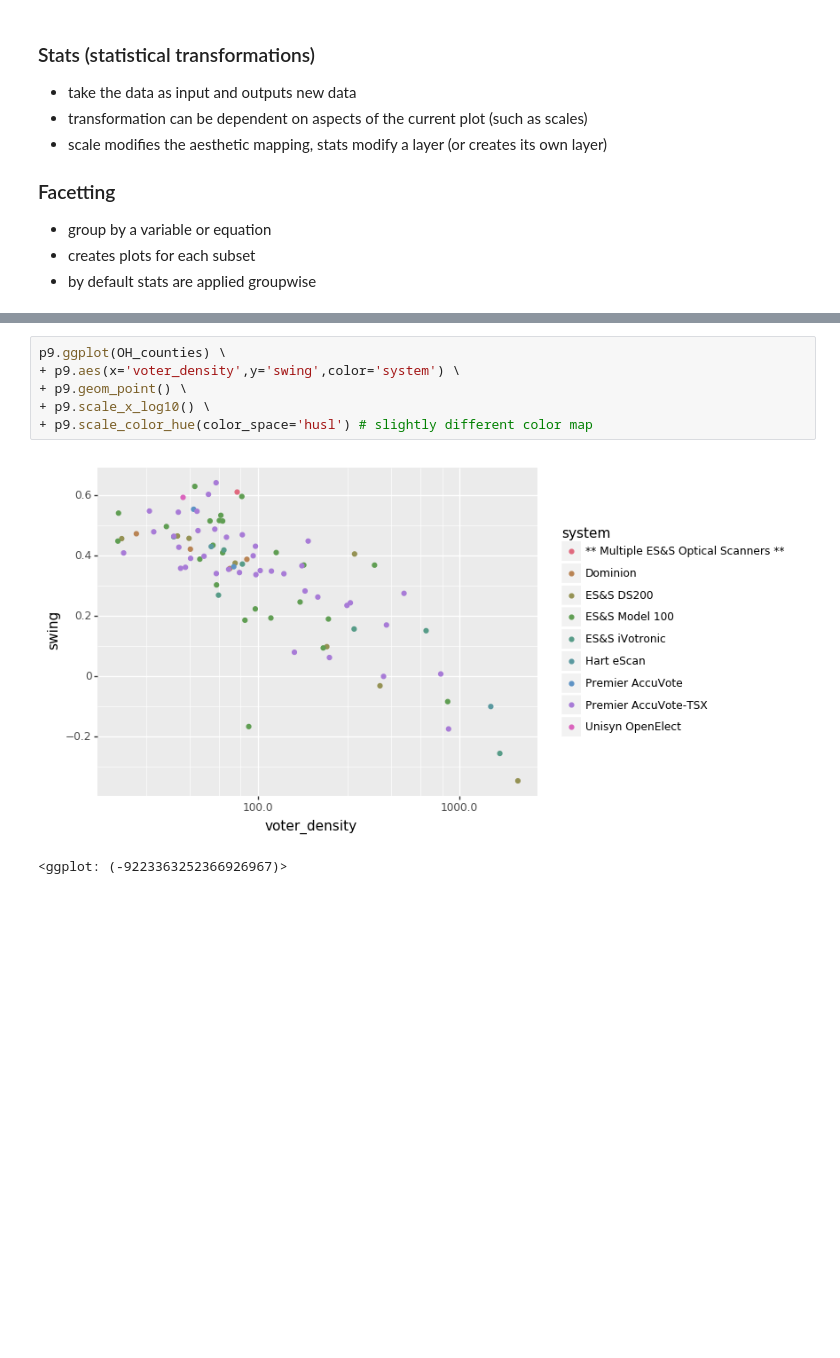
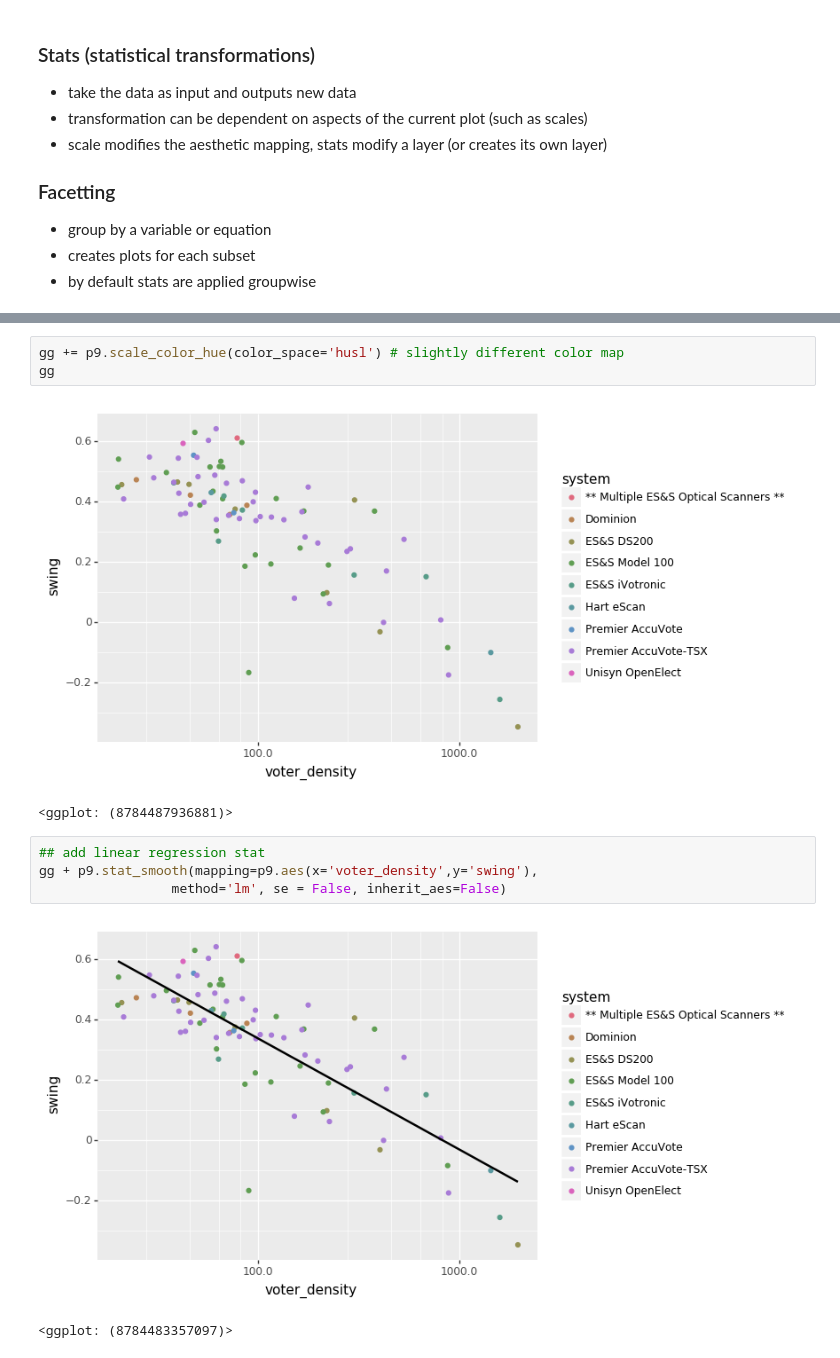
Before and after one commit to jsharpna/141Blectures, a Jupyter notebook: lecture13/lecture13.ipynb, the cells around one changed output, grey strips where cells are left out. Cells and saved outputs as stored; diff of their text form; blank space fills up the shorter version.

```diff
--- a/lecture13/lecture13.ipynb
+++ b/lecture13/lecture13.ipynb
@@ -251,10 +250,14 @@ p9.ggplot(OH_counties) \
 # %%
-p9.ggplot(OH_counties) \
-+ p9.aes(x='voter_density',y='swing',color='system') \
-+ p9.geom_point() \
-+ p9.scale_x_log10() \
-+ p9.scale_color_hue(color_space='husl') # slightly different color map
+gg += p9.scale_color_hue(color_space='husl') # slightly different color map
+gg
 # %% [output]
 [figure]
-<ggplot: (-9223363252366926967)>
+<ggplot: (8784487936881)>
+# %%
+## add linear regression stat
+gg + p9.stat_smooth(mapping=p9.aes(x='voter_density',y='swing'),
+                 method='lm', se = False, inherit_aes=False)
+# %% [output]
+[figure, added]
+<ggplot: (8784483357097)>
 # %%
```
Also changed, not shown: parts of 13 cells of this notebook, 1 other file.
